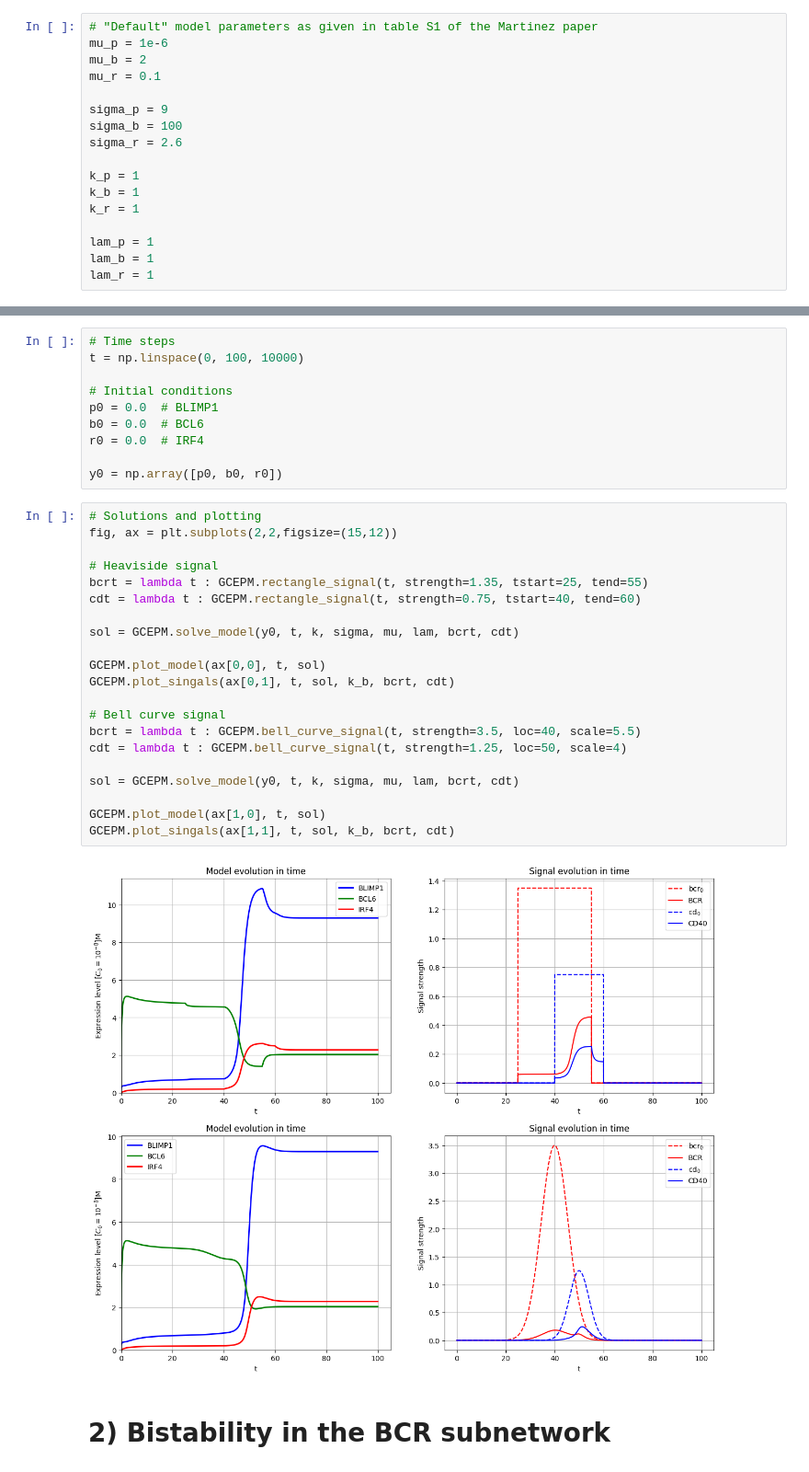
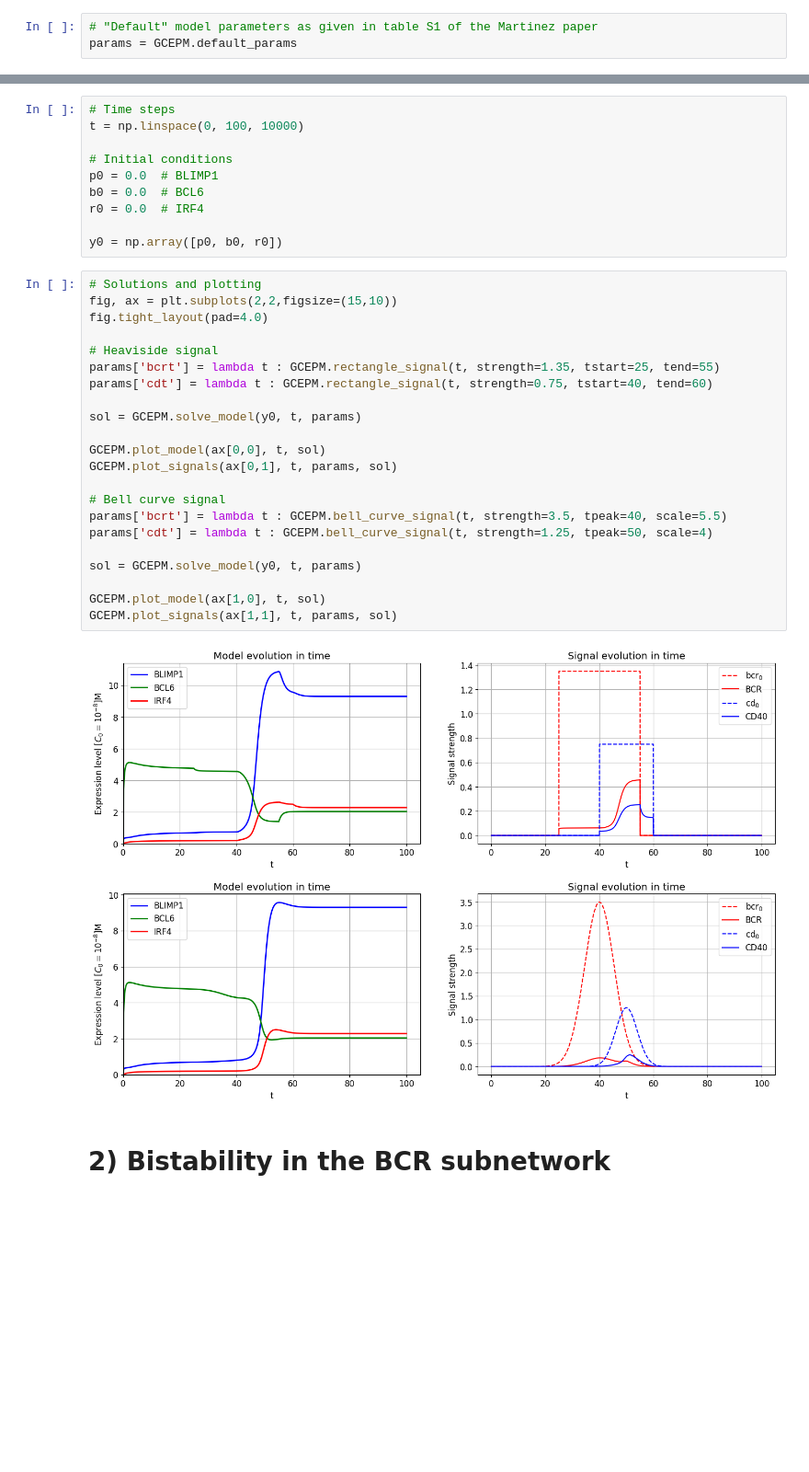
Before and after one commit to barrgol/gc-cell-differentiation, a Jupyter notebook: notebook.ipynb, the cells around one changed output, grey strips where cells are left out. Shown at 92% size. Cells and saved outputs as stored; diff of their text form; blank space fills up the shorter version.

```diff
--- a/notebook.ipynb
+++ b/notebook.ipynb
@@ -88,18 +89,4 @@ $$
 In the plots below we present examples of qualitatively similar model dynamics with both of these signal types, with their corresponding values of $bcr_0, cd_0, \text{BCR}, \text{CD40}$ plotted over time. For the remainder of this work, we will only use bell-curve signal.
 # %%
 # "Default" model parameters as given in table S1 of the Martinez paper
-mu_p = 1e-6
-mu_b = 2
-mu_r = 0.1
-
-sigma_p = 9
-sigma_b = 100
-sigma_r = 2.6
-
-k_p = 1
-k_b = 1
-k_r = 1
-
-lam_p = 1
-lam_b = 1
-lam_r = 1
+params = GCEPM.default_params
@@ -120,27 +102,28 @@ r0 = 0.0  # IRF4
 y0 = np.array([p0, b0, r0])
 # %%
 # Solutions and plotting
-fig, ax = plt.subplots(2,2,figsize=(15,12))
+fig, ax = plt.subplots(2,2,figsize=(15,10))
+fig.tight_layout(pad=4.0)
 
 # Heaviside signal
-bcrt = lambda t : GCEPM.rectangle_signal(t, strength=1.35, tstart=25, tend=55)
-cdt = lambda t : GCEPM.rectangle_signal(t, strength=0.75, tstart=40, tend=60)
+params['bcrt'] = lambda t : GCEPM.rectangle_signal(t, strength=1.35, tstart=25, tend=55)
+params['cdt'] = lambda t : GCEPM.rectangle_signal(t, strength=0.75, tstart=40, tend=60)
 
-sol = GCEPM.solve_model(y0, t, k, sigma, mu, lam, bcrt, cdt)
+sol = GCEPM.solve_model(y0, t, params)
 
 GCEPM.plot_model(ax[0,0], t, sol)
-GCEPM.plot_singals(ax[0,1], t, sol, k_b, bcrt, cdt)
+GCEPM.plot_signals(ax[0,1], t, params, sol)
 
 # Bell curve signal
-bcrt = lambda t : GCEPM.bell_curve_signal(t, strength=3.5, loc=40, scale=5.5)
-cdt = lambda t : GCEPM.bell_curve_signal(t, strength=1.25, loc=50, scale=4)
+params['bcrt'] = lambda t : GCEPM.bell_curve_signal(t, strength=3.5, tpeak=40, scale=5.5)
+params['cdt'] = lambda t : GCEPM.bell_curve_signal(t, strength=1.25, tpeak=50, scale=4)
 
-sol = GCEPM.solve_model(y0, t, k, sigma, mu, lam, bcrt, cdt)
+sol = GCEPM.solve_model(y0, t, params)
 
 GCEPM.plot_model(ax[1,0], t, sol)
-GCEPM.plot_singals(ax[1,1], t, sol, k_b, bcrt, cdt)
+GCEPM.plot_signals(ax[1,1], t, params, sol)
 # %% [output]
-[figure, old version]
+[figure, new version]
 # %% [markdown]
 # 2) Bistability in the BCR subnetwork
 # %% [markdown]
```
Also changed, not shown: parts of 24 cells of this notebook, 3 other files.
